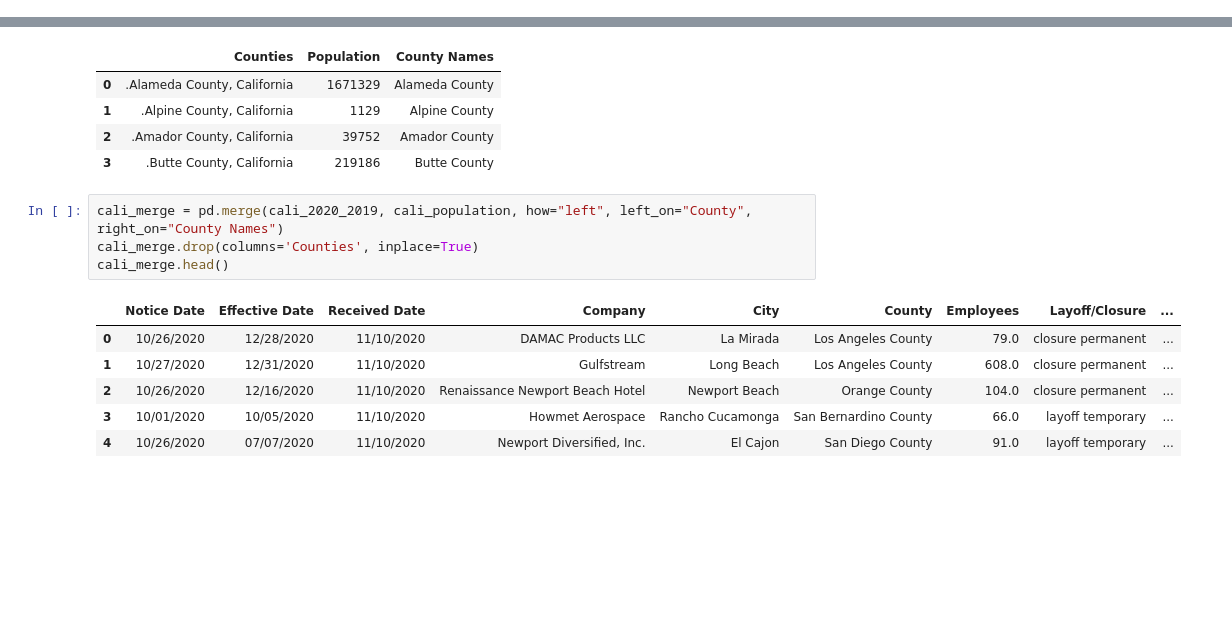
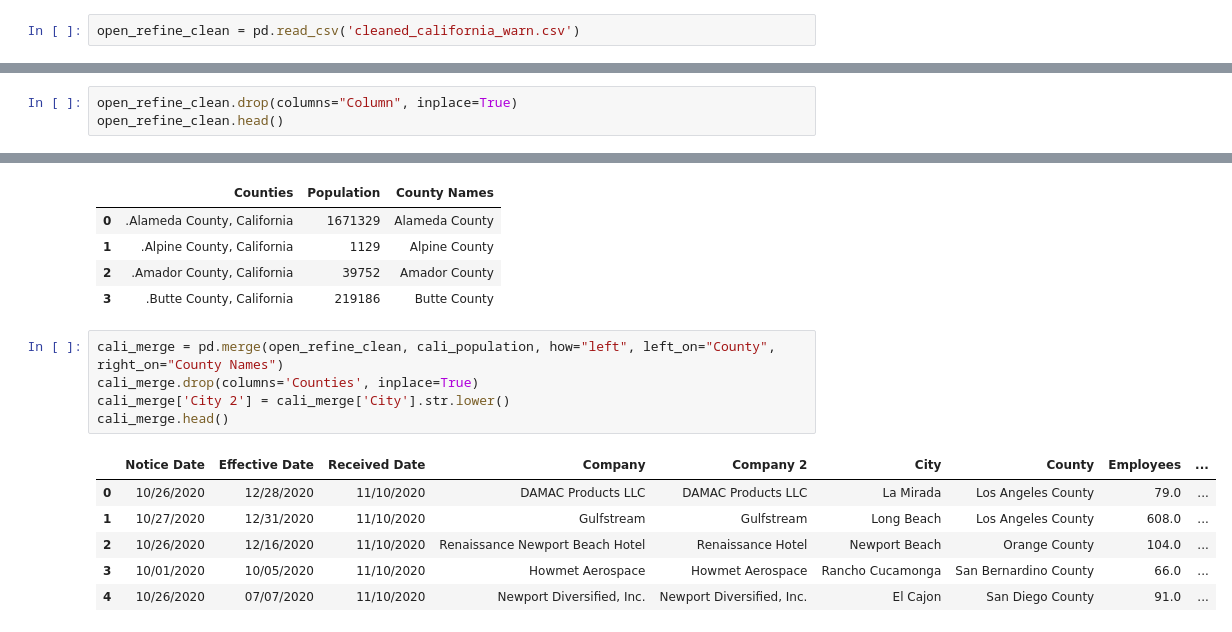
Before and after one commit to biglocalnews/WARN_Cali_analysis, a Jupyter notebook: hardest_hit/hard_hit_clean_city.ipynb, the cells around one changed output, grey strips where cells are left out. Drawn from its saved outputs; the diff is of its cells as text; blank space fills up the shorter version.

Commit message:
open refine cleaned data

```diff
--- a/hardest_hit/hard_hit_clean_city.ipynb
+++ b/hardest_hit/hard_hit_clean_city.ipynb
@@ -184,3 +186,5 @@ Now that we have 2020 and 2019 data in an isolated dataframe, we can export it a
 The data with clean company names will be re-read into the notebook on the line after the export.
 # %%
 cali_2020_2019.to_csv('tobecleaned_california_warn.csv')
+# %%
+open_refine_clean = pd.read_csv('cleaned_california_warn.csv')
@@ -186,0 +200,3 @@ cali_2020_2019.to_csv('tobecleaned_california_warn.csv')
+# %%
+open_refine_clean.drop(columns="Column", inplace=True)
+open_refine_clean.head()
@@ -200,13 +223,14 @@ cali_population.head(4)
 | 2 | .Amador County, California | 39752 | Amador County |
 | 3 | .Butte County, California | 219186 | Butte County |
 # %%
-cali_merge = pd.merge(cali_2020_2019, cali_population, how="left", left_on="County", right_on="County Names")
+cali_merge = pd.merge(open_refine_clean, cali_population, how="left", left_on="County", right_on="County Names")
 cali_merge.drop(columns='Counties', inplace=True)
+cali_merge['City 2'] = cali_merge['City'].str.lower()
 cali_merge.head()
 # %% [output]
-|  | Notice Date | Effective Date | Received Date | Company | City | County | Employees | Layoff/Closure | ... |
-| 0 | 10/26/2020 | 12/28/2020 | 11/10/2020 | DAMAC Products LLC | La Mirada | Los Angeles County | 79.0 | closure permanent | ... |
-| 1 | 10/27/2020 | 12/31/2020 | 11/10/2020 | Gulfstream | Long Beach | Los Angeles County | 608.0 | closure permanent | ... |
-| 2 | 10/26/2020 | 12/16/2020 | 11/10/2020 | Renaissance Newport Beach Hotel | Newport Beach | Orange County | 104.0 | closure permanent | ... |
-| 3 | 10/01/2020 | 10/05/2020 | 11/10/2020 | Howmet Aerospace | Rancho Cucamonga | San Bernardino County | 66.0 | layoff temporary | ... |
-| 4 | 10/26/2020 | 07/07/2020 | 11/10/2020 | Newport Diversified, Inc. | El Cajon | San Diego County | 91.0 | layoff temporary | ... |
+|  | Notice Date | Effective Date | Received Date | Company | Company 2 | City | County | Employees | ... |
+| 0 | 10/26/2020 | 12/28/2020 | 11/10/2020 | DAMAC Products LLC | DAMAC Products LLC | La Mirada | Los Angeles County | 79.0 | ... |
+| 1 | 10/27/2020 | 12/31/2020 | 11/10/2020 | Gulfstream | Gulfstream | Long Beach | Los Angeles County | 608.0 | ... |
+| 2 | 10/26/2020 | 12/16/2020 | 11/10/2020 | Renaissance Newport Beach Hotel | Renaissance Hotel | Newport Beach | Orange County | 104.0 | ... |
+| 3 | 10/01/2020 | 10/05/2020 | 11/10/2020 | Howmet Aerospace | Howmet Aerospace | Rancho Cucamonga | San Bernardino County | 66.0 | ... |
+| 4 | 10/26/2020 | 07/07/2020 | 11/10/2020 | Newport Diversified, Inc. | Newport Diversified, Inc. | El Cajon | San Diego County | 91.0 | ... |
```
Also changed, not shown: parts of 15 cells of this notebook, 2 other files.
